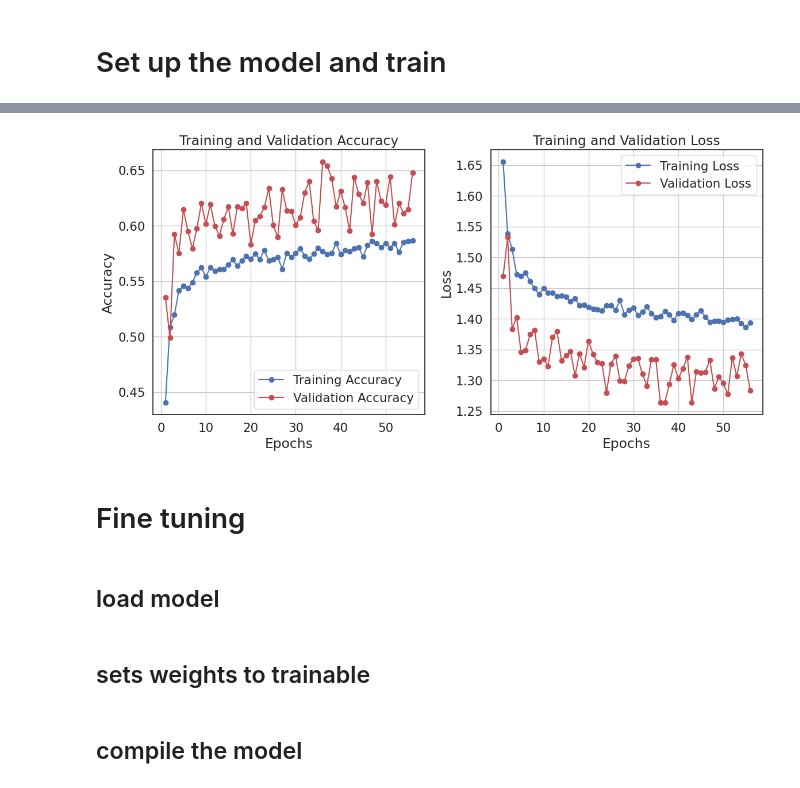
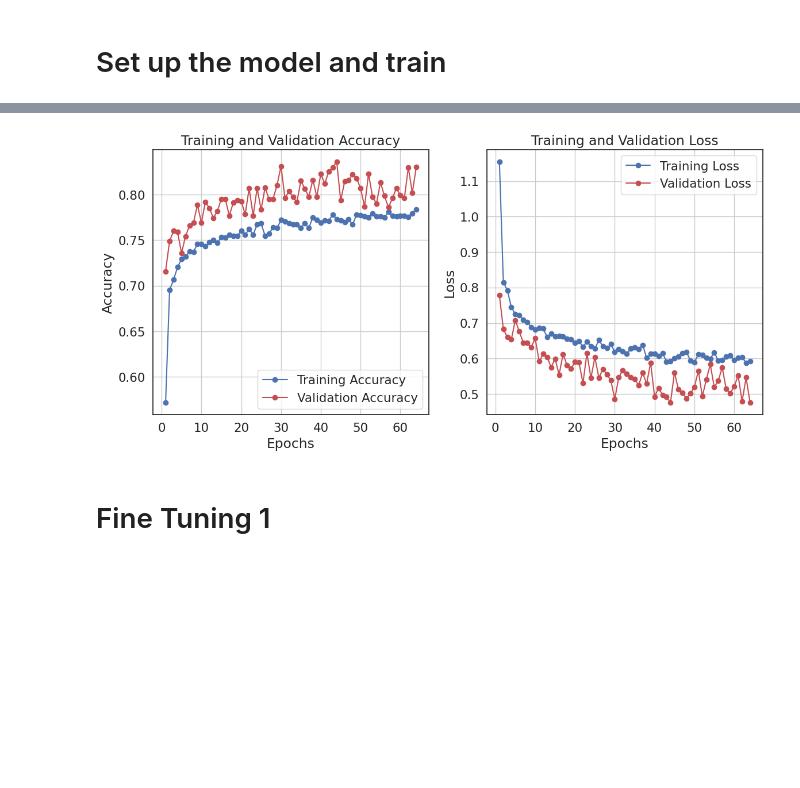
Before and after one commit to paolodc5/ANN_H1_wbc_classification, a Jupyter notebook: ANN_H1_05_advanced_augmentation.ipynb, the cells around one changed output, grey strips where cells are left out. Drawn from its saved outputs; the diff is of its cells as text; code cells hidden in the pictures; blank space fills up the shorter version.

```diff
--- a/ANN_H1_05_advanced_augmentation.ipynb
+++ b/ANN_H1_05_advanced_augmentation.ipynb
@@ -522,16 +433,25 @@ def build_model(input_shape,
         tfk.utils.plot_model(model, show_shapes=True, dpi=70)
 
     return model
+# %%
+augmentation = tf.keras.Sequential([
+    tfkl.RandomFlip("horizontal_and_vertical"),
+    tfkl.RandomTranslation(0.2,0.2),
+    tfkl.RandomRotation(0.2),
+    #tfkl.RandomContrast(0.3),
+    #tfkl.RandomBrightness(0.3, value_range=(0.0, 1.0), seed=seed),
+
+], name='Augmentation')
 # %%
 #initial_model = training_model()
 #initial_model.save_weights("initial_weights.weights.h5")
-lr = 1e-3
+lr = 1e-4
 
-model = build_model(input_shape=(IMG_SIZE,IMG_SIZE,3),
+model = build_model(input_shape=(96,96,3),
                     output_shape=8,
-                    augmentation=augmentation, # QUI HO MODIFICATO (era augmentation)
-                    name='efficientB3_catmix_mixup_rnd_2',
+                    augmentation= augmentation, # None, # QUI HO MODIFICATO (era augmentation)
+                    name='efficientB3_catmix_mixup_rnd',
                     glob_avg_needed=True,
                    learning_rate=lr)
-model.summary()
+model.summary(show_trainable = True)
 # %% [output]
@@ -562,7 +482,7 @@ es = tfk.callbacks.EarlyStopping(monitor='val_accuracy',
                                  mode='max',
                                  patience=patience,
                                  restore_best_weights=True,
-                                 start_from_epoch=5)
+                                 start_from_epoch=10)
 
 tensorboard_callback = tf.keras.callbacks.TensorBoard(
     log_dir='./logs',
@@ -578,15 +498,12 @@ rlrop = tfk.callbacks.ReduceLROnPlateau(
 
 callbacks = [es,tensorboard_callback,rlrop]
 # %%
-EPOCHS = 500
-# this is to speed up training (supposedly)
-tfk.mixed_precision.set_global_policy('mixed_float16')
+EPOCHS = 100
 
 
 history = model.fit(train_dataset_ready,
           validation_data=test_dataset_ready,
           epochs=EPOCHS,
-          callbacks=callbacks).history
-
-tfk_mixed_precision.set_global_policy(default_policy)
+          callbacks=callbacks,
+          class_weight=weights).history
 # %% [output]
@@ -636,36 +557,33 @@ def plot_metrics_from_dict(metrics_dict):
     epochs = range(1, len(acc) + 1)
 
     # Plot dell'accuracy
     plt.figure(figsize=(12, 6))
     plt.subplot(1, 2, 1)
     plt.plot(epochs, acc, 'bo-', label='Training Accuracy')
     plt.plot(epochs, val_acc, 'ro-', label='Validation Accuracy')
     plt.title('Training and Validation Accuracy')
     plt.xlabel('Epochs')
     plt.ylabel('Accuracy')
     plt.legend()
     plt.grid()
 
     # Plot della loss
     plt.subplot(1, 2, 2)
     plt.plot(epochs, loss, 'bo-', label='Training Loss')
     plt.plot(epochs, val_loss, 'ro-', label='Validation Loss')
     plt.title('Training and Validation Loss')
     plt.xlabel('Epochs')
     plt.ylabel('Loss')
     plt.legend()
     plt.grid()
 
     # Mostra i plot
     plt.tight_layout()
     plt.show()
 
 
 plot_metrics_from_dict(history)
-del model
 # %% [output]
-[figure, old version]
+[figure, new version]
 # %% [markdown]
-# Fine tuning
+# Fine Tuning 1
-# %% [markdown]
-## load model
@@ -674,2 +589,0 @@ model = tfk.models.load_model(f'{model.name}_' + str(final_val_accuracy) + '.ker
-# %% [markdown]
-## sets weights to trainable
@@ -691,2 +589,0 @@ tfk.utils.plot_model(efficientB3, expand_nested=True, show_trainable=True, show_
-# %% [markdown]
-## compile the model
```
Also changed, not shown: parts of 50 cells of this notebook.
